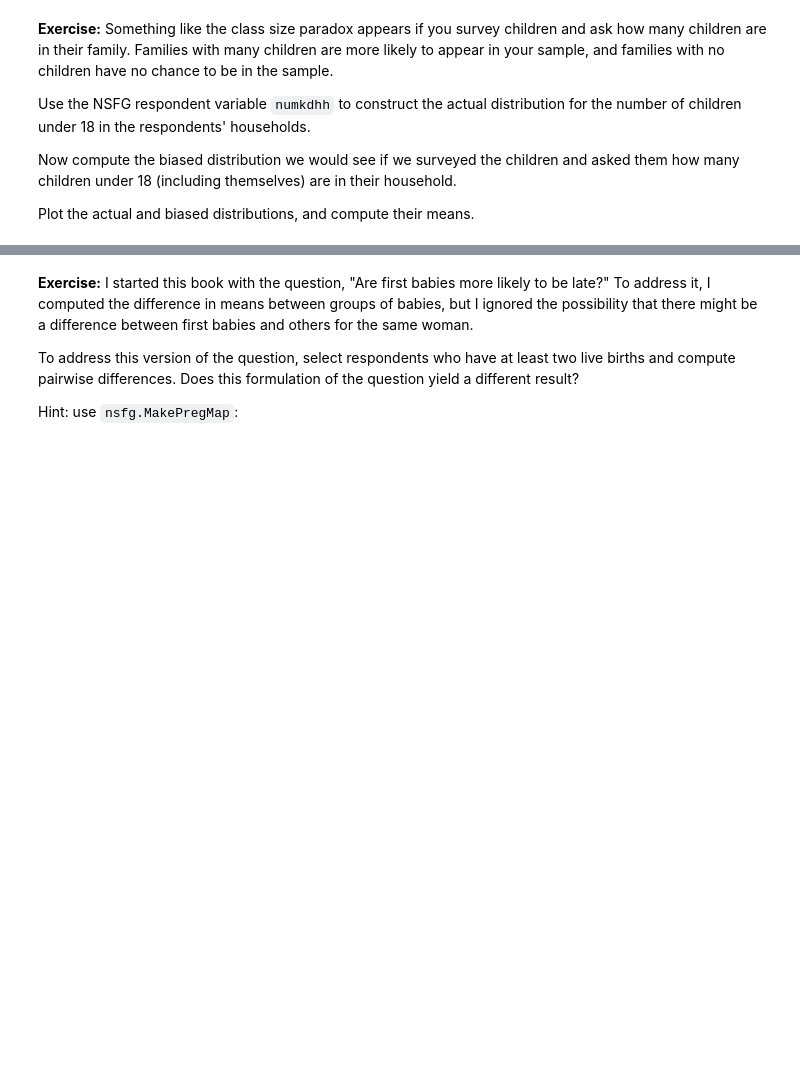
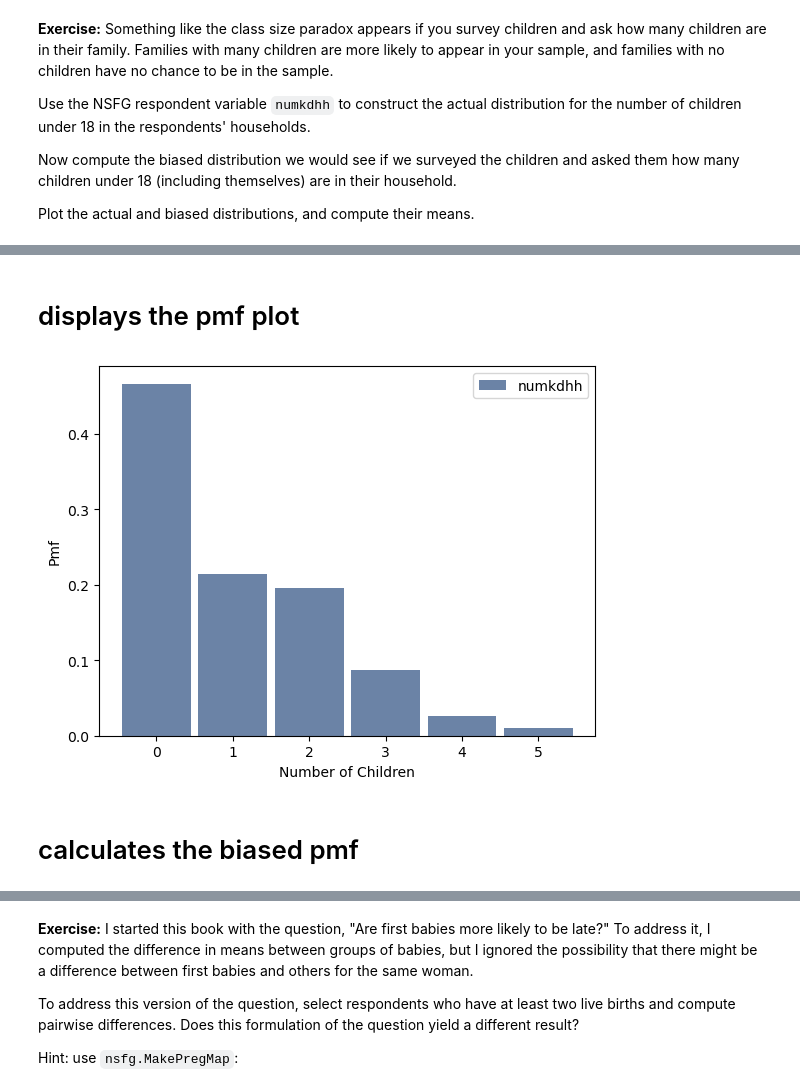
Before and after one commit to MWPerrineJr/ThinkStats2, a Jupyter notebook: code/chap03ex.ipynb, the cells around one changed output, grey strips where cells are left out. Drawn from its saved outputs; the diff is of its cells as text; code cells hidden in the pictures; blank space fills up the shorter version.

```diff
--- a/code/chap03ex.ipynb
+++ b/code/chap03ex.ipynb
@@ -419,0 +412,11 @@ resp = nsfg.ReadFemResp()
+# %%
+pmf = thinkstats2.Pmf(resp.numkdhh, label="numkdhh")
+# %% [markdown]
+# displays the pmf plot
+# %%
+thinkplot.Hist(pmf)
+thinkplot.Config(xlabel="Number of Children", ylabel="Pmf")
+# %% [output]
+[figure, added]
+# %% [markdown]
+# calculates the biased pmf
```
Also changed, not shown: parts of 7 cells of this notebook.
